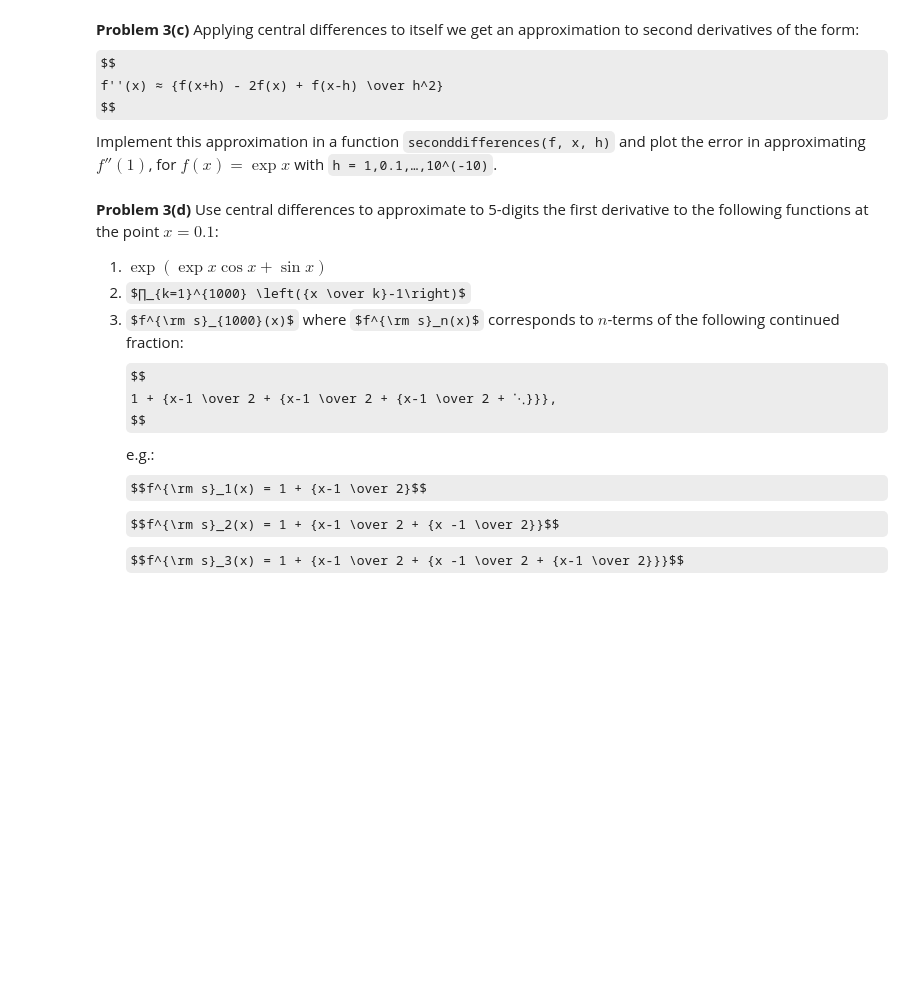
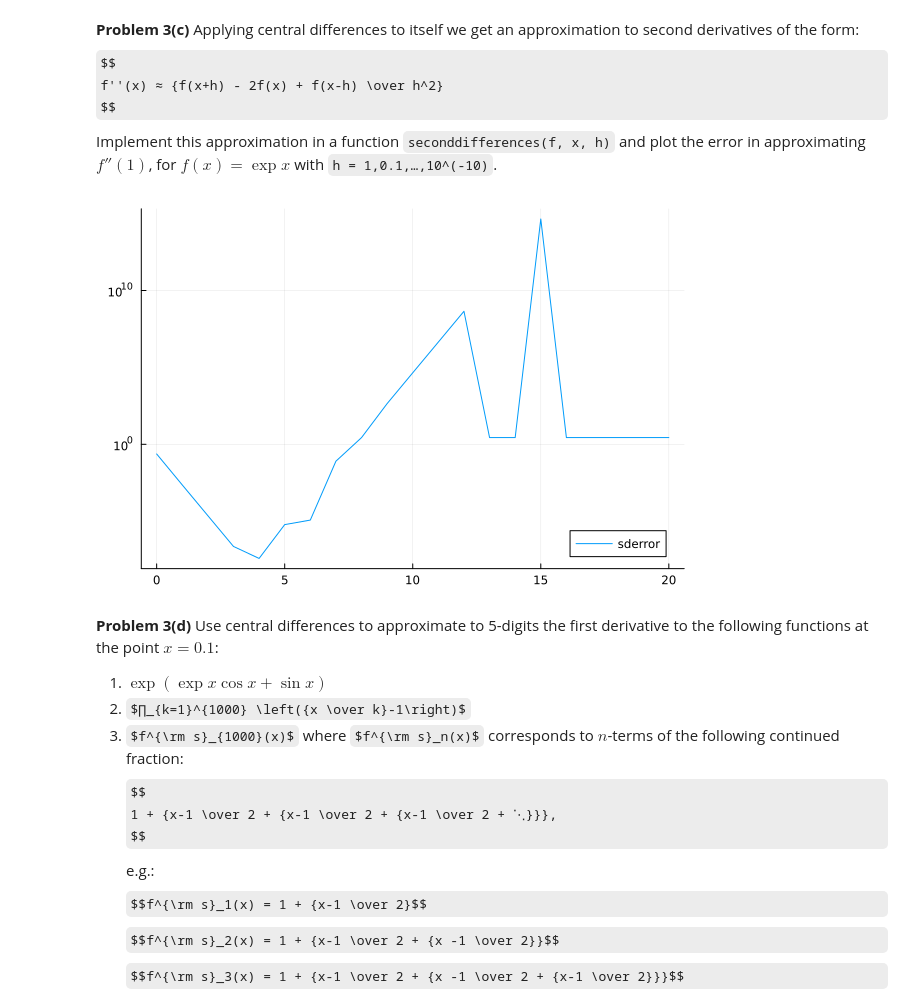
Before and after one commit to AdiImp/MATH50003NumericalAnalysis, a Jupyter notebook: labs/lab1.ipynb, the cells around one changed output. Drawn from its saved outputs; the diff is of its cells as text; code cells hidden in the pictures; some formulas as TeX source; blank space fills up the shorter version.

```diff
--- a/labs/lab1.ipynb
+++ b/labs/lab1.ipynb
@@ -381,6 +405,13 @@ Implement this approximation in a function `seconddifferences(f, x, h)`
 and plot the error in approximating $f''(1)$, for $f(x) = \exp x$ with `h = 1,0.1,…,10^(-10)`.
 # %%
 # TODO: implement seconddifferences(f,x,h) and plot the error for h = 1,0.1,…,10^(-10).
+function seconddifferences(f, x, h)
+    (f(x+h) - 2*f(x) + f(x-h))/(h^2)
+end
+seconddifferenceserrs = [abs(seconddifferences(exp, 1, 10.0^(-j))-exp(1)) for j = 0:20]
+plot(0:20, seconddifferenceserrs; yscale=:log10, label = "sderror", legend=:bottomright)
+# %% [output]
+[figure, added]
 # %% [markdown]
 **Problem 3(d)** Use central differences to approximate to 5-digits the first
 derivative to the following functions
```
Also changed, not shown: parts of 9 cells of this notebook, 1 other file.
